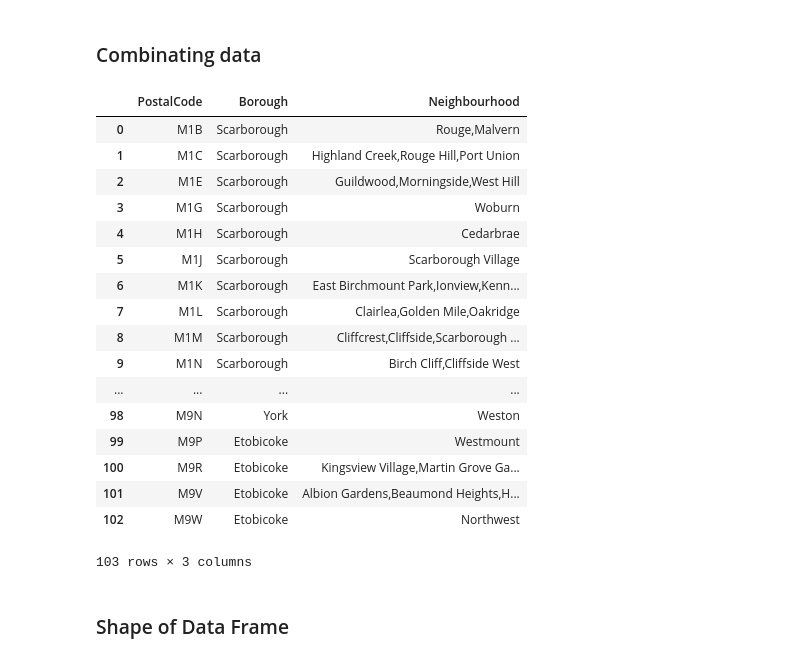
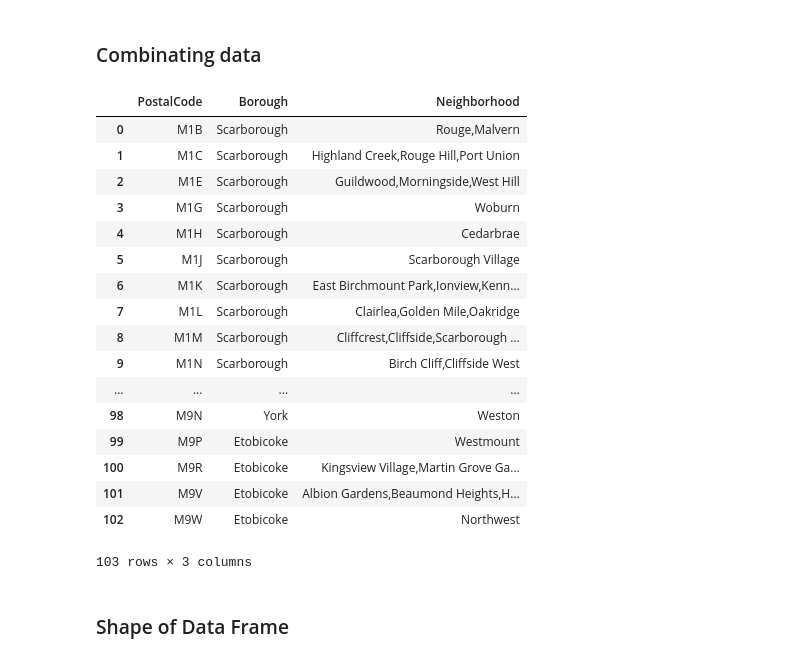
Before and after one commit to tuanpm-oxf/AppliedDataScienceCapstone-02-2020, a Jupyter notebook: [Week3]-SegmentingAndClusteringNeighborhoodsInToronto.ipynb, the cells around one changed output. Cells and saved outputs as stored; diff of their text form; code cells hidden in the pictures.

```diff
--- a/[Week3]-SegmentingAndClusteringNeighborhoodsInToronto.ipynb
+++ b/[Week3]-SegmentingAndClusteringNeighborhoodsInToronto.ipynb
@@ -30,6 +30,6 @@ dt.head()
 ### 3 columns: PostalCode, Borough, Neighborhood
 # %%
 # rename PostCode -> Postalcode
-dt.rename(columns = { 'Postcode' : 'PostalCode'}, inplace=True)
+dt.rename(columns = { 'Postcode' : 'PostalCode', 'Neighbourhood' : 'Neighborhood'}, inplace=True)
 dt.head()
 # %% [output]
@@ -54,14 +54,14 @@ dt.head()
 # %% [markdown]
 ### Handle "Not assigned" neighborhood
 # %%
-dt.Neighbourhood.replace('Not assigned', dt.Borough, inplace=True)
+dt.Neighborhood.replace('Not assigned', dt.Borough, inplace=True)
 # %% [markdown]
 ### Combinating data
 # %%
-dt = dt.groupby(['PostalCode', 'Borough'])['Neighbourhood'].apply(','.join).reset_index()
+dt = dt.groupby(['PostalCode', 'Borough'])['Neighborhood'].apply(','.join).reset_index()
 dt
 # %% [output]
-|  | PostalCode | Borough | Neighbourhood |
+|  | PostalCode | Borough | Neighborhood |
 | 0 | M1B | Scarborough | Rouge,Malvern |
 | 1 | M1C | Scarborough | Highland Creek,Rouge Hill,Port Union |
 | 2 | M1E | Scarborough | Guildwood,Morningside,West Hill |
```
Also changed, not shown: parts of 33 cells of this notebook.
